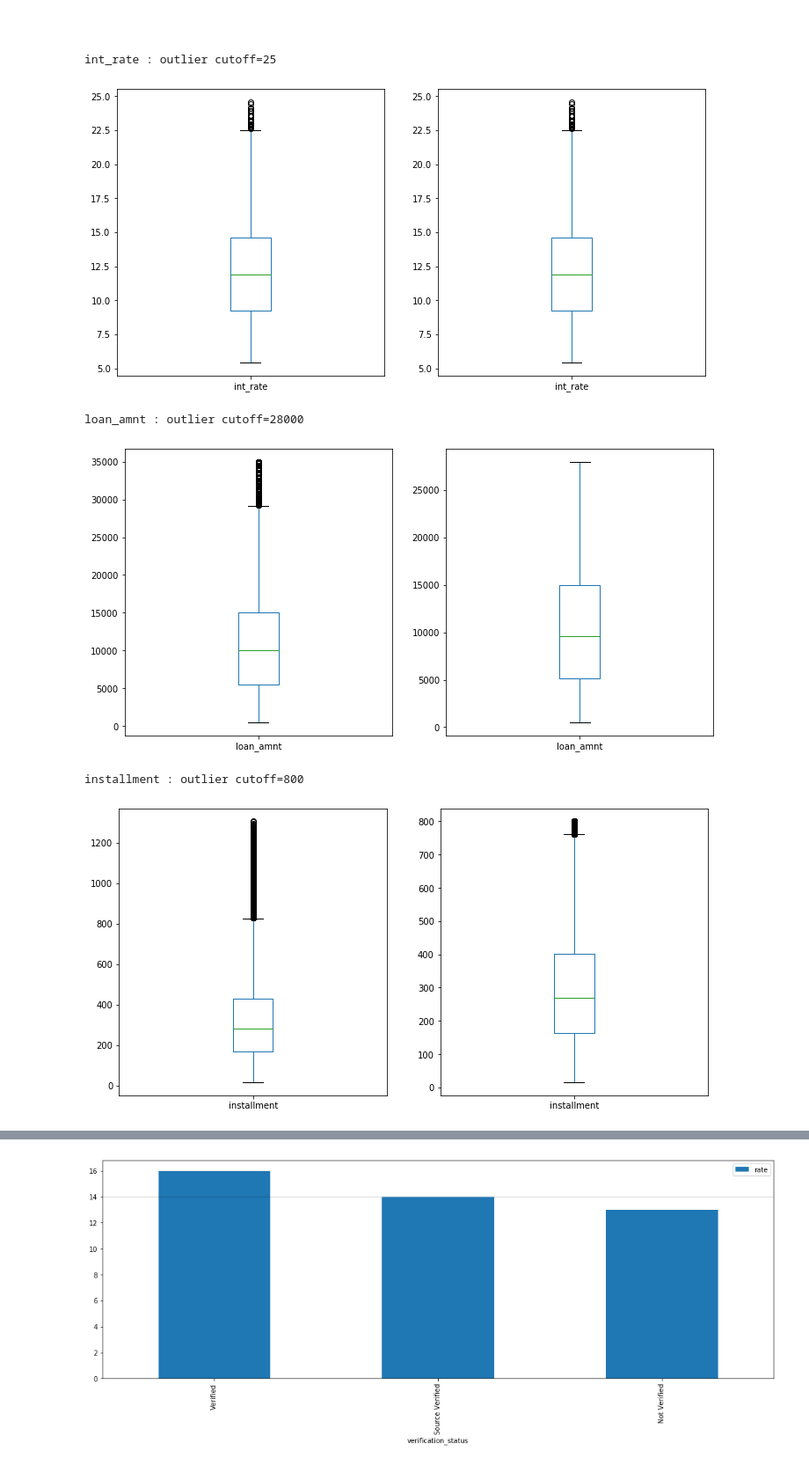
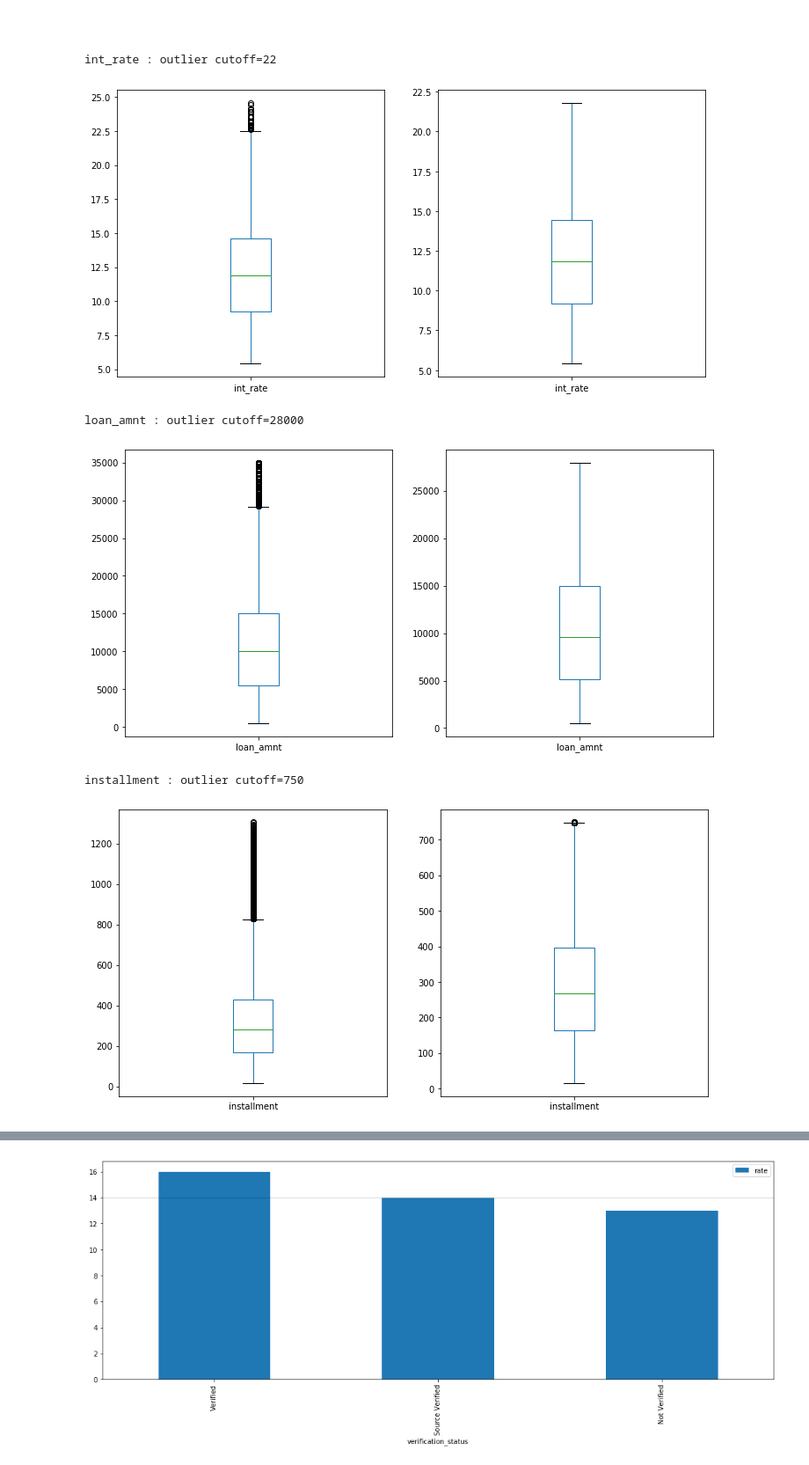
Before and after one commit to Shakeebbk/lending_club_eda, a Jupyter notebook: Solution.ipynb, the cells around one changed output, grey strips where cells are left out. Shown at 88% size. Drawn from its saved outputs; the diff is of its cells as text; code cells hidden in the pictures.

```diff
--- a/Solution.ipynb
+++ b/Solution.ipynb
@@ -456,23 +449,23 @@ def box_plot_remove_outlier(df, col, val):
     df[df[col] <= val][col].plot.box(ax=plt.subplot(122))
     plt.show()
 # %%
-outlier_maps = {'int_rate': 25, # dont want to apply outlier treatment
+outlier_maps = {'int_rate': 22, # dont want to apply outlier treatment
                 'loan_amnt': 28000,
-                'installment': 800,
+                'installment': 750,
                 'revol_bal': 28000,
                 'dti': 30,
                 'funded_amnt': 30000,
                 'revol_util': 100,
                 'annual_inc': 8.230000e+04}
 for col, val in outlier_maps.items():
     box_plot_remove_outlier(cleanedup_loan_data, col, val)
 # %% [output]
-int_rate : outlier cutoff=25
+int_rate : outlier cutoff=22
-[figure, old version]
+[figure, new version]
 loan_amnt : outlier cutoff=28000
 [figure]
-installment : outlier cutoff=800
+installment : outlier cutoff=750
-[figure, old version]
+[figure, new version]
 revol_bal : outlier cutoff=28000
 [figure]
 dti : outlier cutoff=30
```
Also changed, not shown: parts of 13 cells of this notebook.
